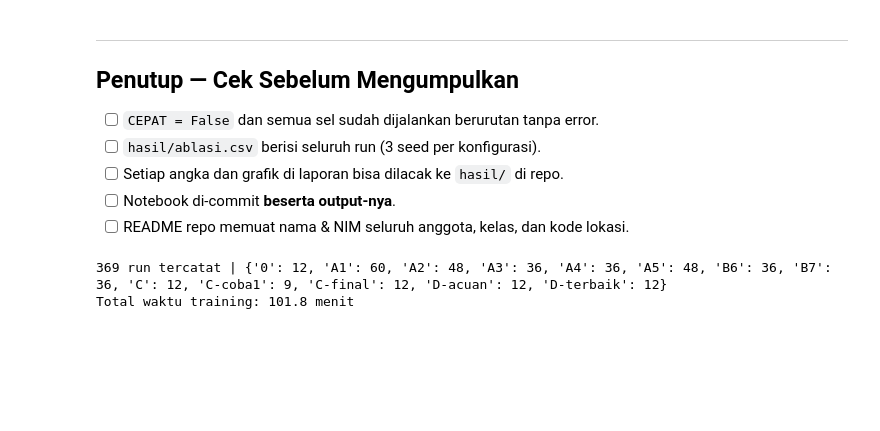
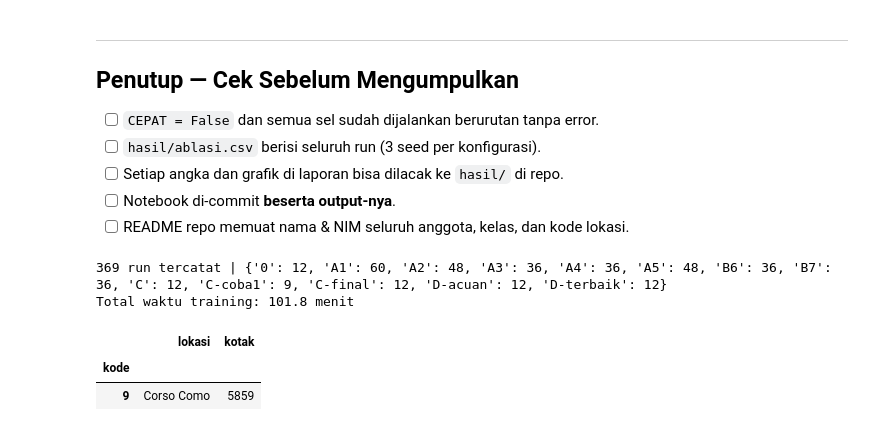
Before and after one commit to nizar326/dlw-tugas-ra-124400029, a Jupyter notebook: tugas_ablasi.ipynb, the cells around one changed output. Cells and saved outputs as stored; diff of their text form; code cells hidden in the pictures; blank space fills up the shorter version.

```diff
--- a/tugas_ablasi.ipynb
+++ b/tugas_ablasi.ipynb
@@ -1030,3 +1030,9 @@ print("Total waktu training: {:.1f} menit".format(semua.drop_duplicates("kunci")
 # %% [output]
 369 run tercatat | {'0': 12, 'A1': 60, 'A2': 48, 'A3': 36, 'A4': 36, 'A5': 48, 'B6': 36, 'B7': 36, 'C': 12, 'C-coba1': 9, 'C-final': 12, 'D-acuan': 12, 'D-terbaik': 12}
 Total waktu training: 101.8 menit
+# %%
+LOKASI.loc[[LOKASI_KELOMPOK]]
+# %% [output]
+|  | lokasi | kotak |
+| kode |  |  |
+| 9 | Corso Como | 5859 |
```
Also changed, not shown: parts of 1 cell of this notebook, 2 other files.
